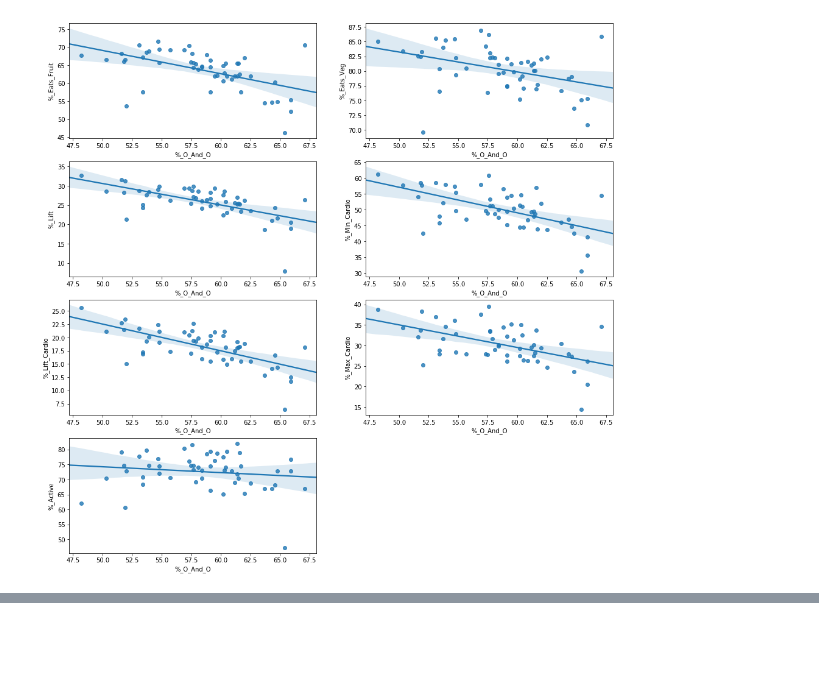
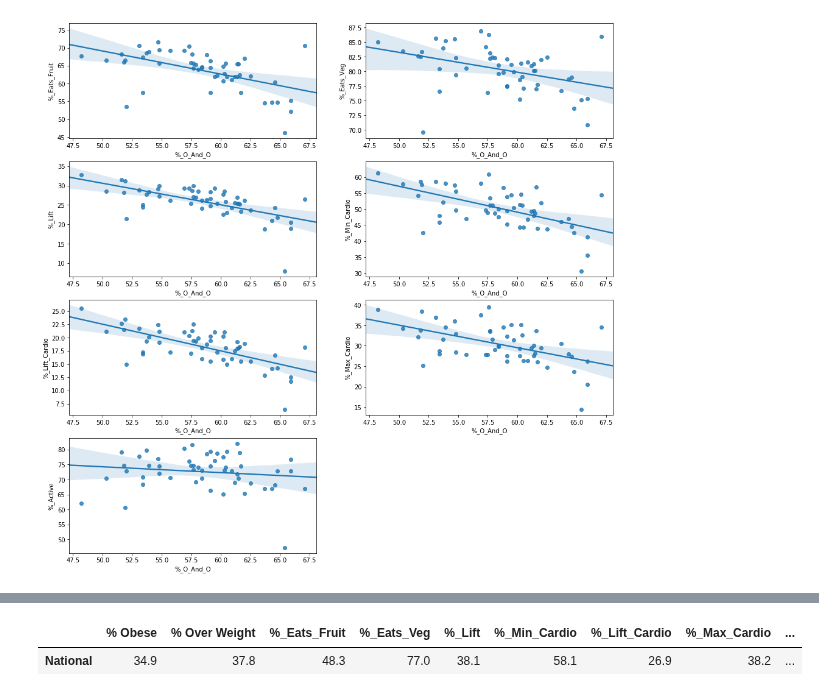
Before and after one commit to VincentG123/ThinkfulBootcamp, a Jupyter notebook: Capstone_1_Health_Fitness.ipynb, the cells around one changed output, grey strips where cells are left out. Saved outputs shown, nothing was run; the diff lists cells and outputs as text; code cells hidden in the pictures; blank space fills up the shorter version.

```diff
--- a/Capstone_1_Health_Fitness.ipynb
+++ b/Capstone_1_Health_Fitness.ipynb
@@ -77,0 +102,23 @@ create_plots(female_df,'%_O_And_O')
+# %%
+def create_national_df(cat_type_1, cat_1):
+    temp_df = pd.DataFrame(index = state_names)
+    for c, ind in enumerate(us_health['Question'].unique()):
+        temp_value = us_health[(us_health['StratificationCategory1']== cat_type_1)
+                               & (us_health['Stratification1']== cat_1)
+                               &(us_health['Question']== ind)
+                               &(us_health['YearStart']== 2015)][['Data_Value']]
+        temp_df[column_titles[c]] = np.array(temp_value['Data_Value'])
+    temp_df['%_Eats_Fruit'] = 100 - temp_df['%_Eats_Fruit']
+    temp_df['%_Eats_Veg'] = 100 - temp_df['%_Eats_Veg']
+    temp_df['%_Active'] = 100 - temp_df['%_Active']
+    temp_df['%_O_And_O'] = temp_df['% Obese'] + temp_df['% Over Weight']
+    return temp_df
+# %%
+national_male = create_national_df('Gender','Male')
+# %%
+national_male = national_male.loc['National':'National']
+# %%
+national_male
+# %% [output]
+|  | % Obese | % Over Weight | %_Eats_Fruit | %_Eats_Veg | %_Lift | %_Min_Cardio | %_Lift_Cardio | %_Max_Cardio | ... |
+| National | 34.9 | 37.8 | 48.3 | 77.0 | 38.1 | 58.1 | 26.9 | 38.2 | ... |
```
Also changed, not shown: parts of 7 cells of this notebook, 1 other file.
